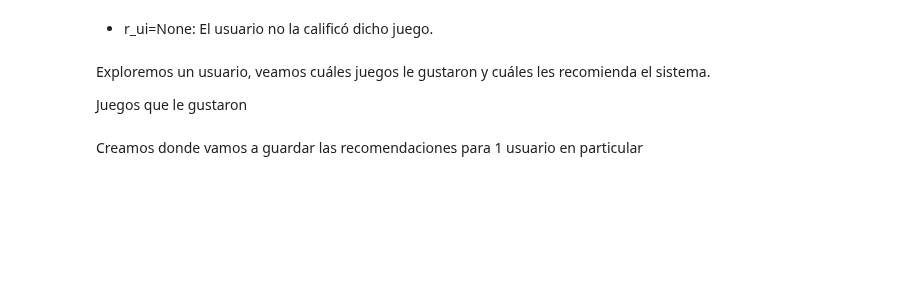
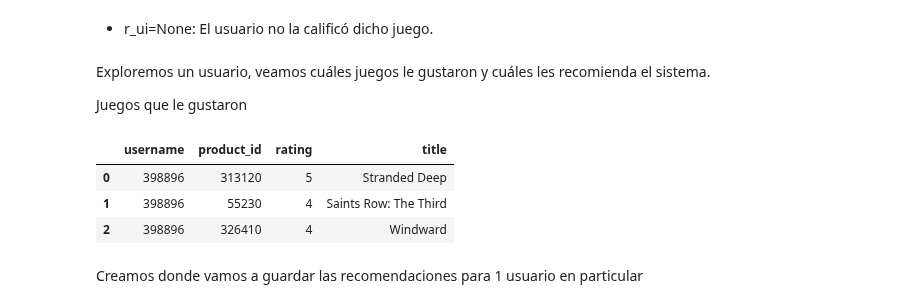
Before and after one commit to alseveso/AcamicaDS, a Jupyter notebook: Proyecto 3/A. Proyecto 03_Alejandra Seveso.ipynb, the cells around one changed output. Saved outputs shown, nothing was run; the diff lists cells and outputs as text; code cells hidden in the pictures; blank space fills up the shorter version.

```diff
--- a/Proyecto 3/A. Proyecto 03_Alejandra Seveso.ipynb
+++ b/Proyecto 3/A. Proyecto 03_Alejandra Seveso.ipynb
@@ -1236,12 +1245,17 @@ Exploremos un usuario, veamos cuáles juegos le gustaron y cuáles les recomiend
 
 Juegos que le gustaron
 # %%
-usuario = 241609
+usuario = 398896
 rating = 4   # le pedimos los juegos a las haya rankeado con 4 o más
 df_user = df_svd[(df_svd['username'] == usuario) & (df_svd['rating'] >= rating)]
 df_user = df_user.reset_index(drop=True)
 df_user['title'] = df_title['title'].loc[df_user.product_id].values
 df_user
+# %% [output]
+|  | username | product_id | rating | title |
+| 0 | 398896 | 313120 | 5 | Stranded Deep |
+| 1 | 398896 | 55230 | 4 | Saints Row: The Third |
+| 2 | 398896 | 326410 | 4 | Windward |
 # %% [markdown]
 Creamos donde vamos a guardar las recomendaciones para 1 usuario en particular
 # %%
```
Also changed, not shown: parts of 18 cells of this notebook.
